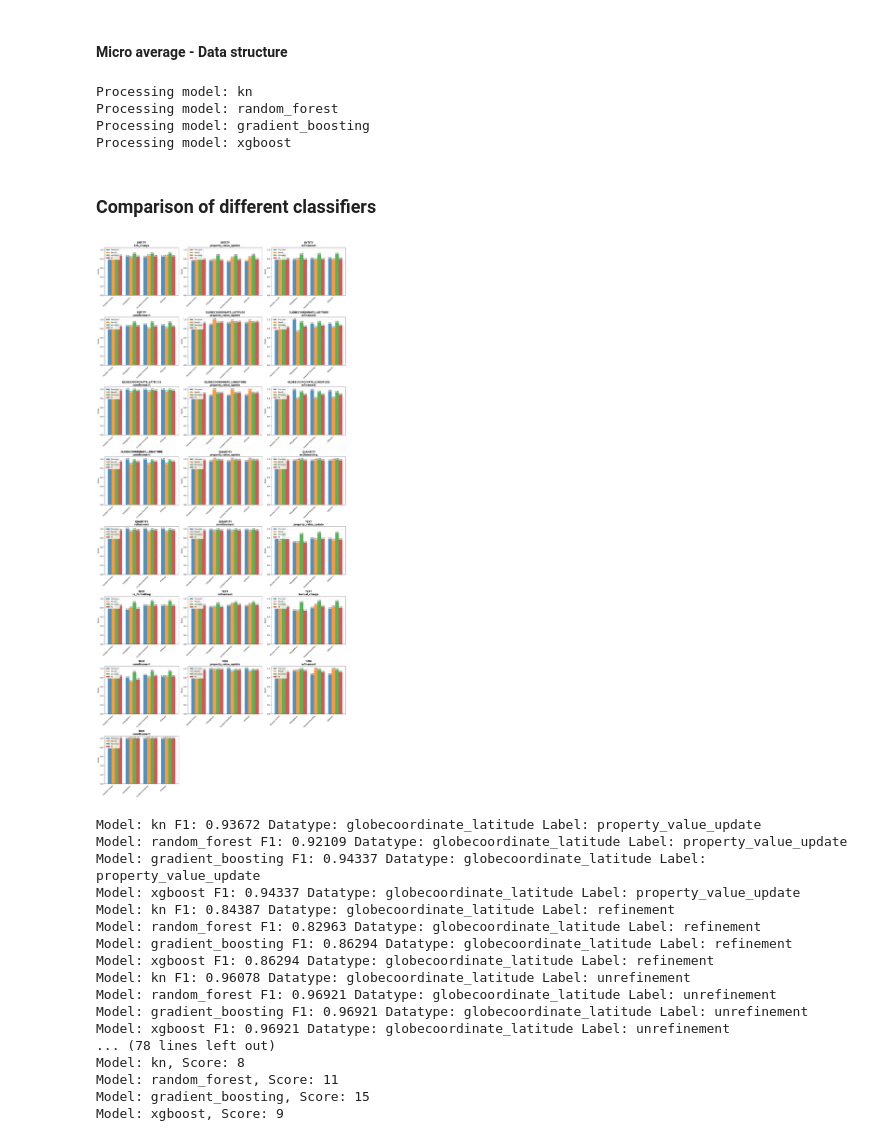
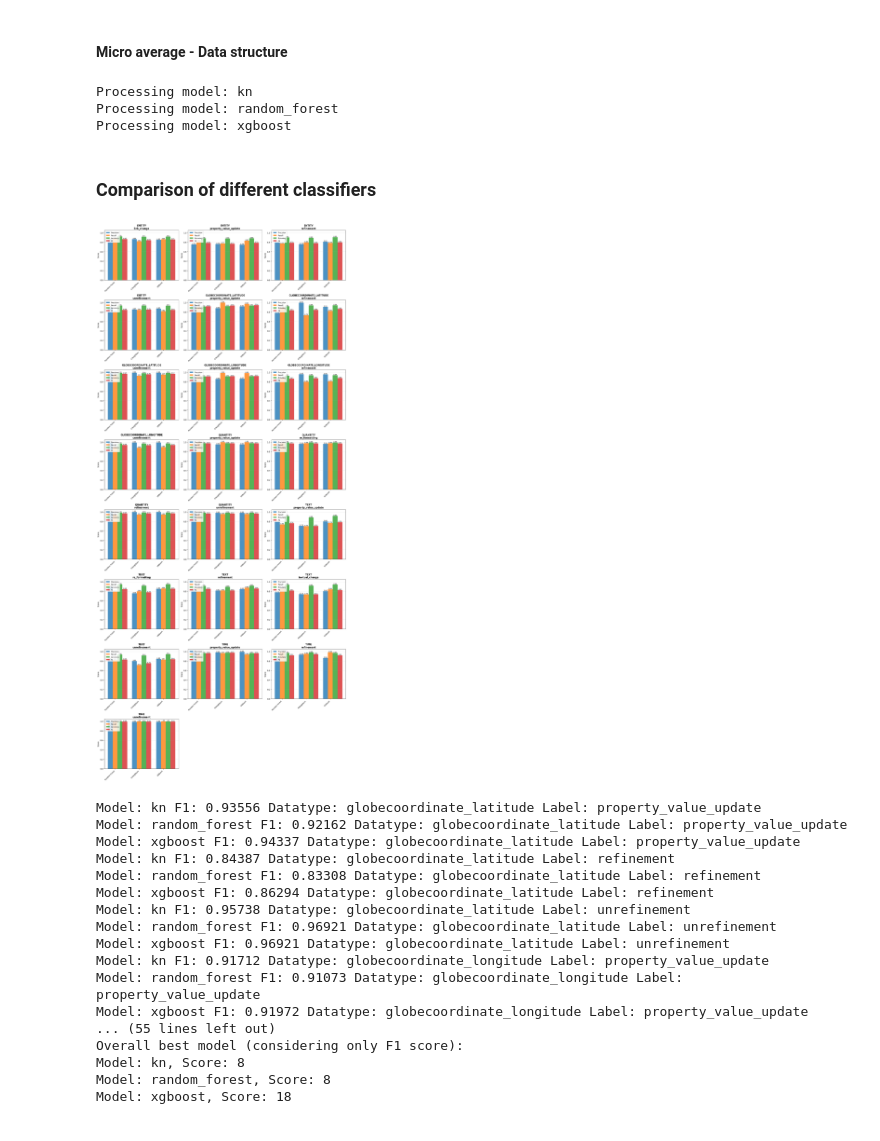
Before and after one commit to caroocortes/wikidata-change-classification, a Jupyter notebook: notebook.ipynb, the cells around one changed output. Drawn from its saved outputs; the diff is of its cells as text; code cells hidden in the pictures.

```diff
--- a/notebook.ipynb
+++ b/notebook.ipynb
@@ -171,7 +171,7 @@ Final structure to save:
 
 # Create data structure
 results = {}
-for model in ['kn', 'random_forest', 'gradient_boosting', 'xgboost']:
+for model in ['kn', 'random_forest', 'xgboost']:
     print(f'Processing model: {model}')
     with open(f'src/classifiers/ml/training_info/training_info_{model}.pkl', 'rb') as f:
         training_info_model = pickle.load(f)
@@ -235,7 +235,6 @@ for model in results:
 # %% [output]
 Processing model: kn
 Processing model: random_forest
-Processing model: gradient_boosting
 Processing model: xgboost
 # %% [markdown]
 ### Comparison of different classifiers
@@ -244,8 +243,8 @@ Processing model: xgboost
 import pandas as pd
 
 def plot_metrics(results_dt_label_model):
-    models = ['random_forest', 'kn', 'gradient_boosting', 'xgboost']
-    model_labels = ['Random Forest', 'K-Neighbors', 'Gradient Boosting', 'XGBoost']
+    models = ['random_forest', 'kn', 'xgboost']
+    model_labels = ['Random Forest', 'K-Neighbors', 'XGBoost']
     metrics = ['precision', 'recall', 'accuracy', 'f1']
 
     # Count subplots
@@ -298,7 +297,7 @@ def plot_metrics(results_dt_label_model):
 
     # OVERALL: the best one seems to be gradient boosting, in some cases (not many) random forest does better
 
-    ML_MODELS = ['kn', 'random_forest', 'gradient_boosting', 'xgboost']
+    ML_MODELS = ['kn', 'random_forest', 'xgboost']
     TRAINING_RESULTS = 'src/results/training'
 
     score_per_model = {}
@@ -346,48 +345,48 @@ def plot_metrics(results_dt_label_model):
     for model, score in score_per_model.items():
         if score > best_score:
             best_score = score
             best_model = model
         print(f'Model: {model}, Score: {score}')
 
     model_averages = {model: {'f1': [], 'precision': [], 'recall': [], 'accuracy': []}
                 for model in ML_MODELS}
 
     for datatype in results_dt_label_model:
         for label in results_dt_label_model[datatype]:
             for model in ML_MODELS:
                 model_averages[model]['f1'].append(results_dt_label_model[datatype][label][model]['f1'])
                 model_averages[model]['precision'].append(results_dt_label_model[datatype][label][model]['precision'])
                 model_averages[model]['recall'].append(results_dt_label_model[datatype][label][model]['recall'])
                 model_averages[model]['accuracy'].append(results_dt_label_model[datatype][label][model]['accuracy'])
 
 
     summary_stats = []
     for model in ML_MODELS:
         summary_stats.append({
             'Model': model,
             'Mean F1': np.mean(model_averages[model]['f1']),
             'Mean Precision': np.mean(model_averages[model]['precision']),
             'Mean Recall': np.mean(model_averages[model]['recall']),
             'Mean Accuracy': np.mean(model_averages[model]['accuracy'])
         })
 
 plot_metrics(results_dt_label_model_micro)
 # %% [output]
-[figure, old version]
+[figure, new version]
-Model: kn F1: 0.93672 Datatype: globecoordinate_latitude Label: property_value_update
-Model: random_forest F1: 0.92109 Datatype: globecoordinate_latitude Label: property_value_update
-Model: gradient_boosting F1: 0.94337 Datatype: globecoordinate_latitude Label: property_value_update
+Model: kn F1: 0.93556 Datatype: globecoordinate_latitude Label: property_value_update
+Model: random_forest F1: 0.92162 Datatype: globecoordinate_latitude Label: property_value_update
 Model: xgboost F1: 0.94337 Datatype: globecoordinate_latitude Label: property_value_update
 Model: kn F1: 0.84387 Datatype: globecoordinate_latitude Label: refinement
-Model: random_forest F1: 0.82963 Datatype: globecoordinate_latitude Label: refinement
-Model: gradient_boosting F1: 0.86294 Datatype: globecoordinate_latitude Label: refinement
+Model: random_forest F1: 0.83308 Datatype: globecoordinate_latitude Label: refinement
 Model: xgboost F1: 0.86294 Datatype: globecoordinate_latitude Label: refinement
-Model: kn F1: 0.96078 Datatype: globecoordinate_latitude Label: unrefinement
+Model: kn F1: 0.95738 Datatype: globecoordinate_latitude Label: unrefinement
 Model: random_forest F1: 0.96921 Datatype: globecoordinate_latitude Label: unrefinement
-Model: gradient_boosting F1: 0.96921 Datatype: globecoordinate_latitude Label: unrefinement
 Model: xgboost F1: 0.96921 Datatype: globecoordinate_latitude Label: unrefinement
-... (78 lines left out)
+Model: kn F1: 0.91712 Datatype: globecoordinate_longitude Label: property_value_update
+Model: random_forest F1: 0.91073 Datatype: globecoordinate_longitude Label: property_value_update
+Model: xgboost F1: 0.91972 Datatype: globecoordinate_longitude Label: property_value_update
+... (55 lines left out)
+Overall best model (considering only F1 score):
 Model: kn, Score: 8
-Model: random_forest, Score: 11
-Model: gradient_boosting, Score: 15
-Model: xgboost, Score: 9
+Model: random_forest, Score: 8
+Model: xgboost, Score: 18
```
Also changed, not shown: parts of 1 cell of this notebook, 5 other files.
